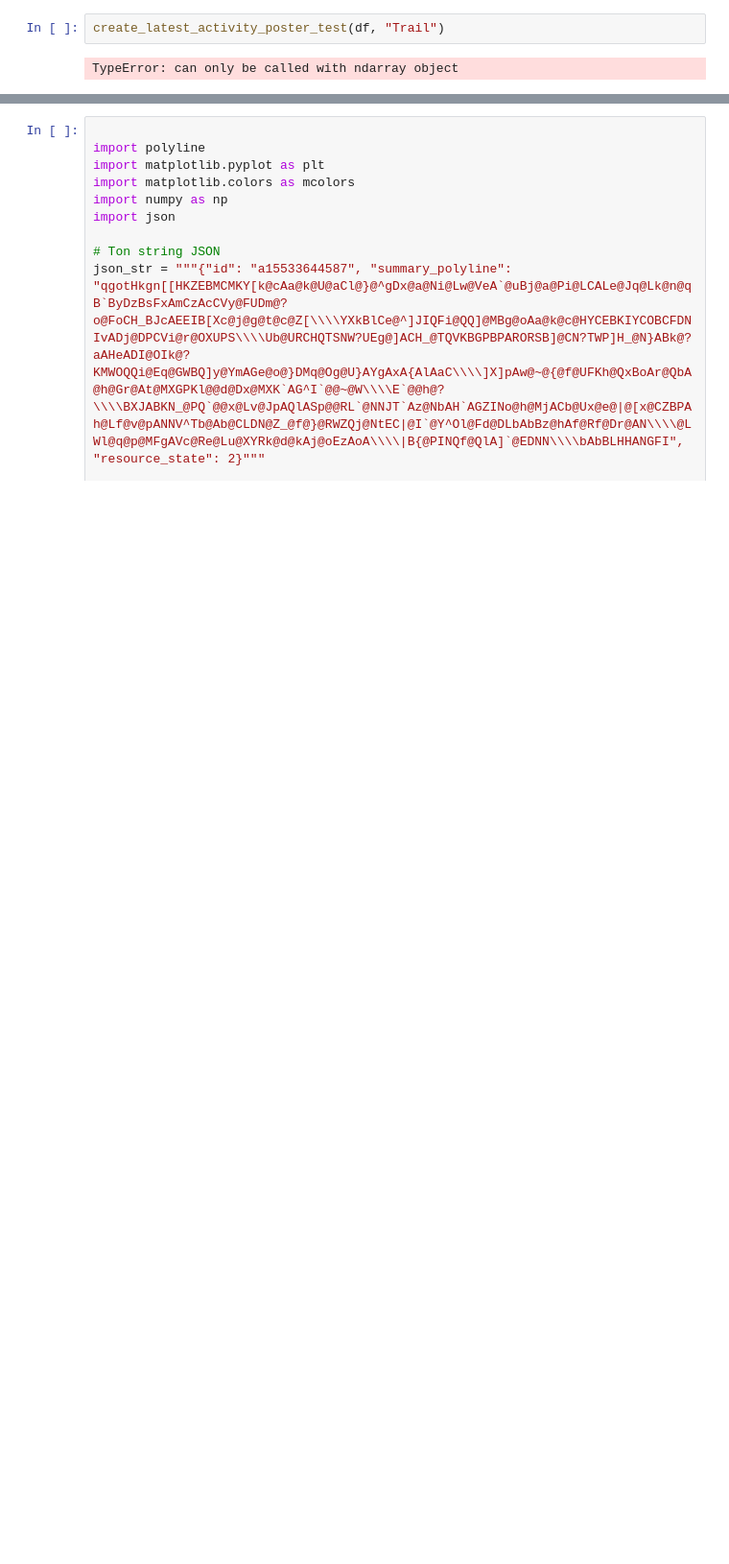
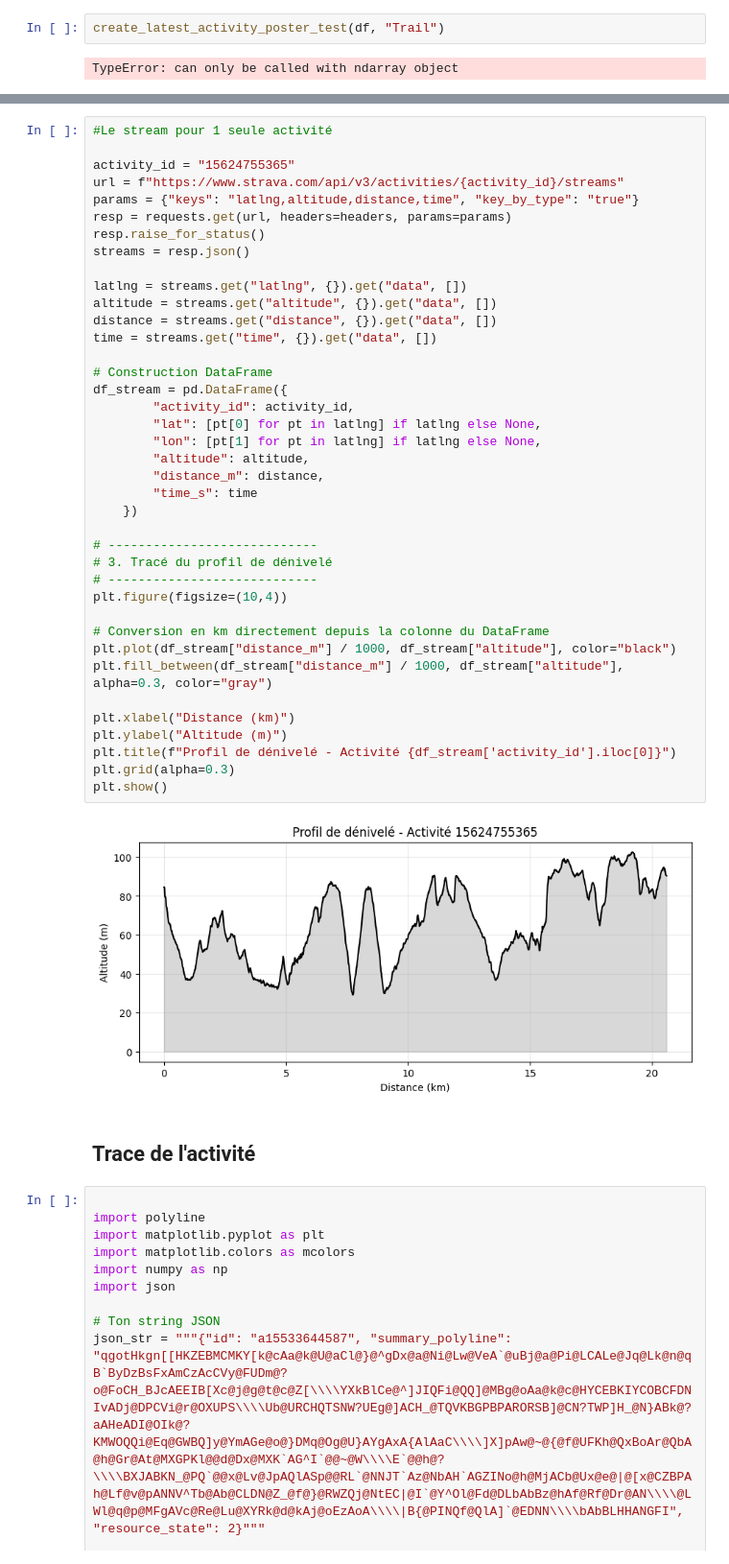
Before and after one commit to ArthurDercq/eye_sight, a Jupyter notebook: notebook/graphs.ipynb, the cells around one changed output, grey strips where cells are left out. Shown at 96% size. Saved outputs shown, nothing was run; the diff lists cells and outputs as text; blank space fills up the shorter version.

```diff
--- a/notebook/graphs.ipynb
+++ b/notebook/graphs.ipynb
@@ -390,3 +394,46 @@ def plot_facets(df, output_file="plot.png"):
+# %%
+#Le stream pour 1 seule activité
+
+activity_id = "15624755365"
+url = f"https://www.strava.com/api/v3/activities/{activity_id}/streams"
+params = {"keys": "latlng,altitude,distance,time", "key_by_type": "true"}
+resp = requests.get(url, headers=headers, params=params)
+resp.raise_for_status()
+streams = resp.json()
+
+latlng = streams.get("latlng", {}).get("data", [])
+altitude = streams.get("altitude", {}).get("data", [])
+distance = streams.get("distance", {}).get("data", [])
+time = streams.get("time", {}).get("data", [])
+
+# Construction DataFrame
+df_stream = pd.DataFrame({
+        "activity_id": activity_id,
+        "lat": [pt[0] for pt in latlng] if latlng else None,
+        "lon": [pt[1] for pt in latlng] if latlng else None,
+        "altitude": altitude,
+        "distance_m": distance,
+        "time_s": time
+    })
+
+# ----------------------------
+# 3. Tracé du profil de dénivelé
+# ----------------------------
+plt.figure(figsize=(10,4))
+
+# Conversion en km directement depuis la colonne du DataFrame
+plt.plot(df_stream["distance_m"] / 1000, df_stream["altitude"], color="black")
+plt.fill_between(df_stream["distance_m"] / 1000, df_stream["altitude"], alpha=0.3, color="gray")
+
+plt.xlabel("Distance (km)")
+plt.ylabel("Altitude (m)")
+plt.title(f"Profil de dénivelé - Activité {df_stream['activity_id'].iloc[0]}")
+plt.grid(alpha=0.3)
+plt.show()
+# %% [output]
+[figure, added]
+# %% [markdown]
+## Trace de l'activité
 # %%
 
 import polyline
```
Also changed, not shown: parts of 9 cells of this notebook, 2 other files.
